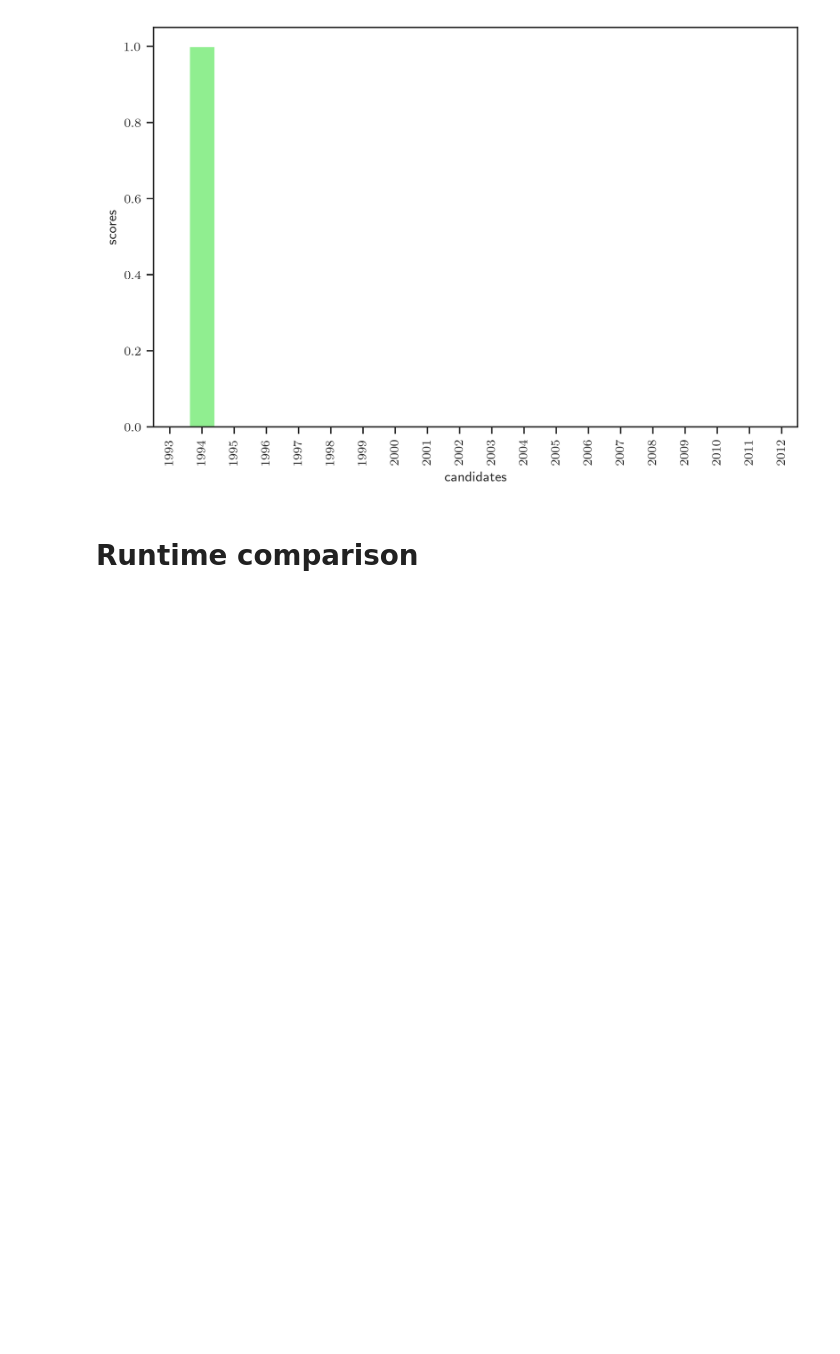
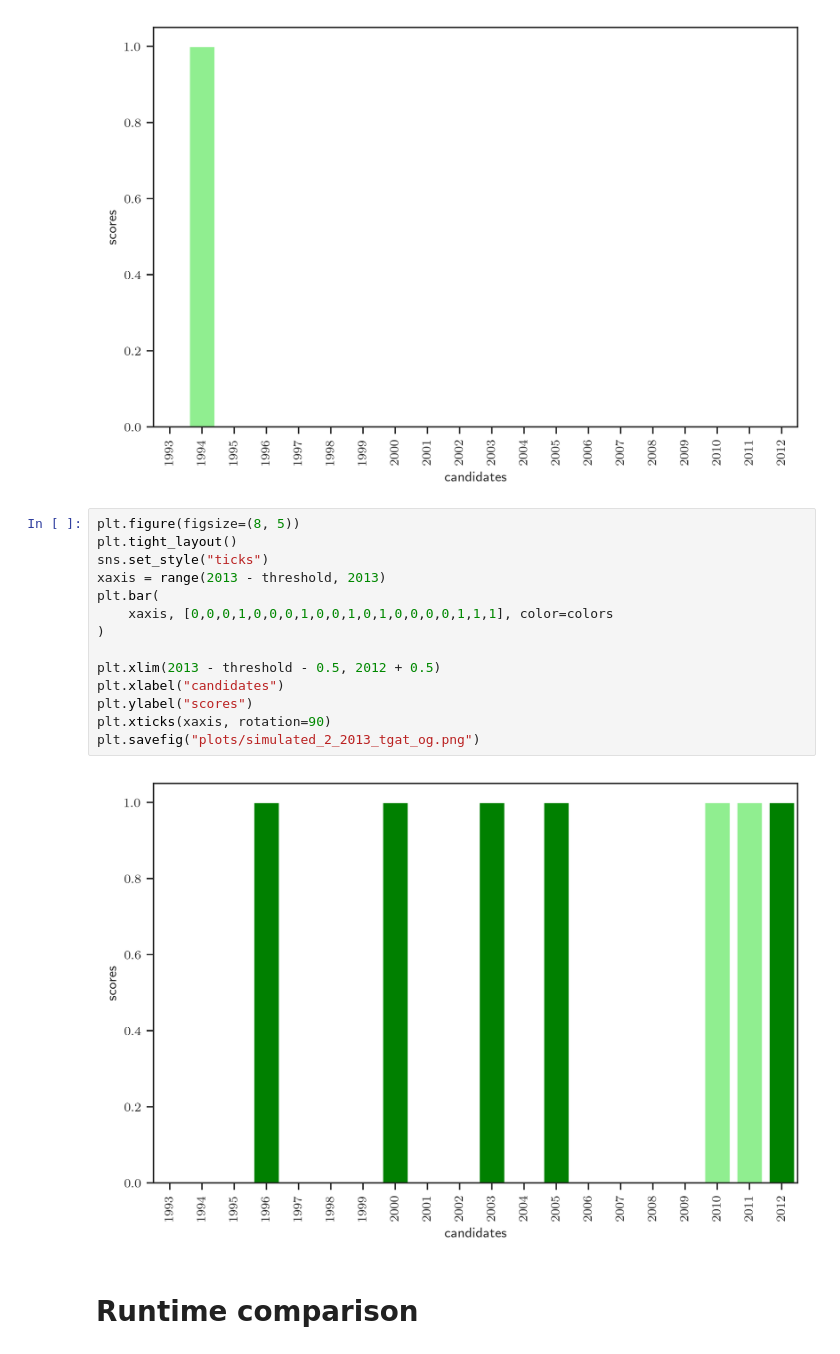
Before and after one commit to m-krastev/fact8-temporal-graph, a Jupyter notebook: notebooks/results_processing.ipynb, the cells around one changed output. Drawn from its saved outputs; the diff is of its cells as text; blank space fills up the shorter version.

```diff
--- a/notebooks/results_processing.ipynb
+++ b/notebooks/results_processing.ipynb
@@ -772,6 +787,22 @@ Navigator: dot_true
 [figure]
 [figure]
 [figure]
+# %%
+plt.figure(figsize=(8, 5))
+plt.tight_layout()
+sns.set_style("ticks")
+xaxis = range(2013 - threshold, 2013)
+plt.bar(
+    xaxis, [0,0,0,1,0,0,0,1,0,0,1,0,1,0,0,0,0,1,1,1], color=colors
+)
+
+plt.xlim(2013 - threshold - 0.5, 2012 + 0.5)
+plt.xlabel("candidates")
+plt.ylabel("scores")
+plt.xticks(xaxis, rotation=90)
+plt.savefig("plots/simulated_2_2013_tgat_og.png")
+# %% [output]
+[figure, added]
 # %% [markdown]
 # Runtime comparison
 # %%
```
Also changed, not shown: parts of 4 cells of this notebook, 7 other files.
